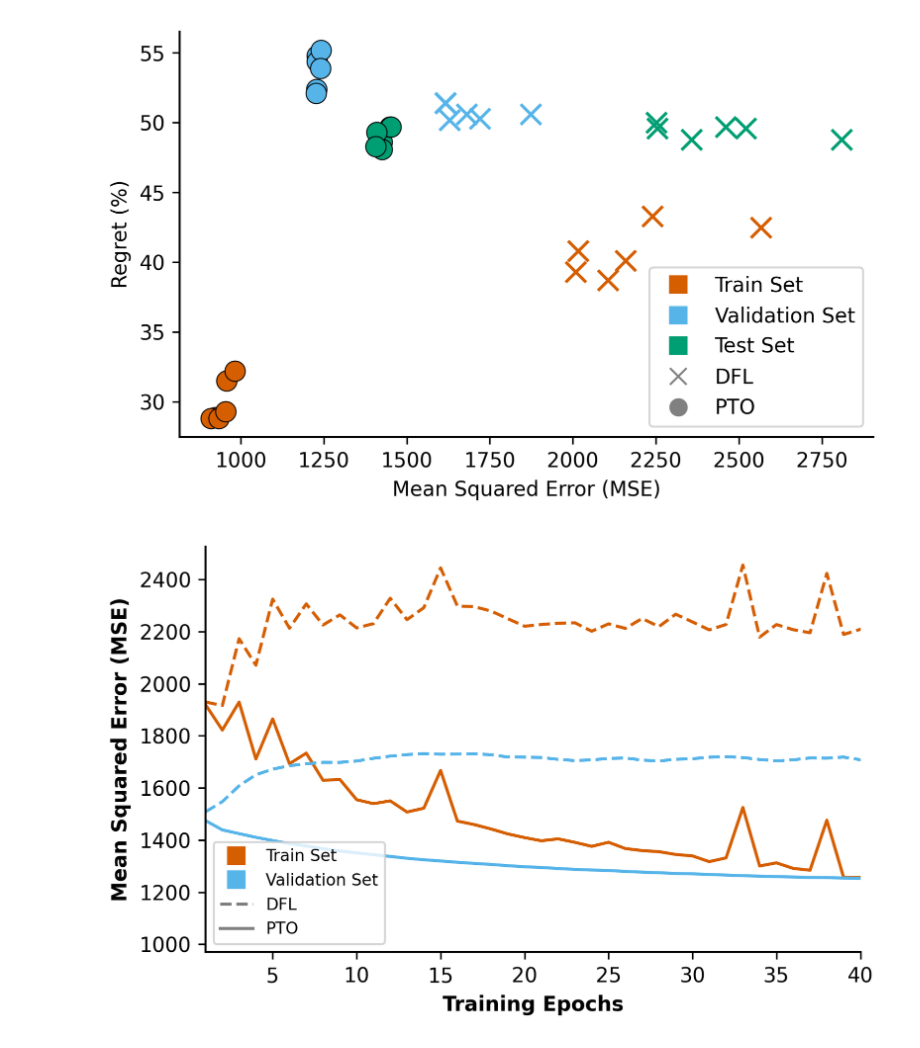
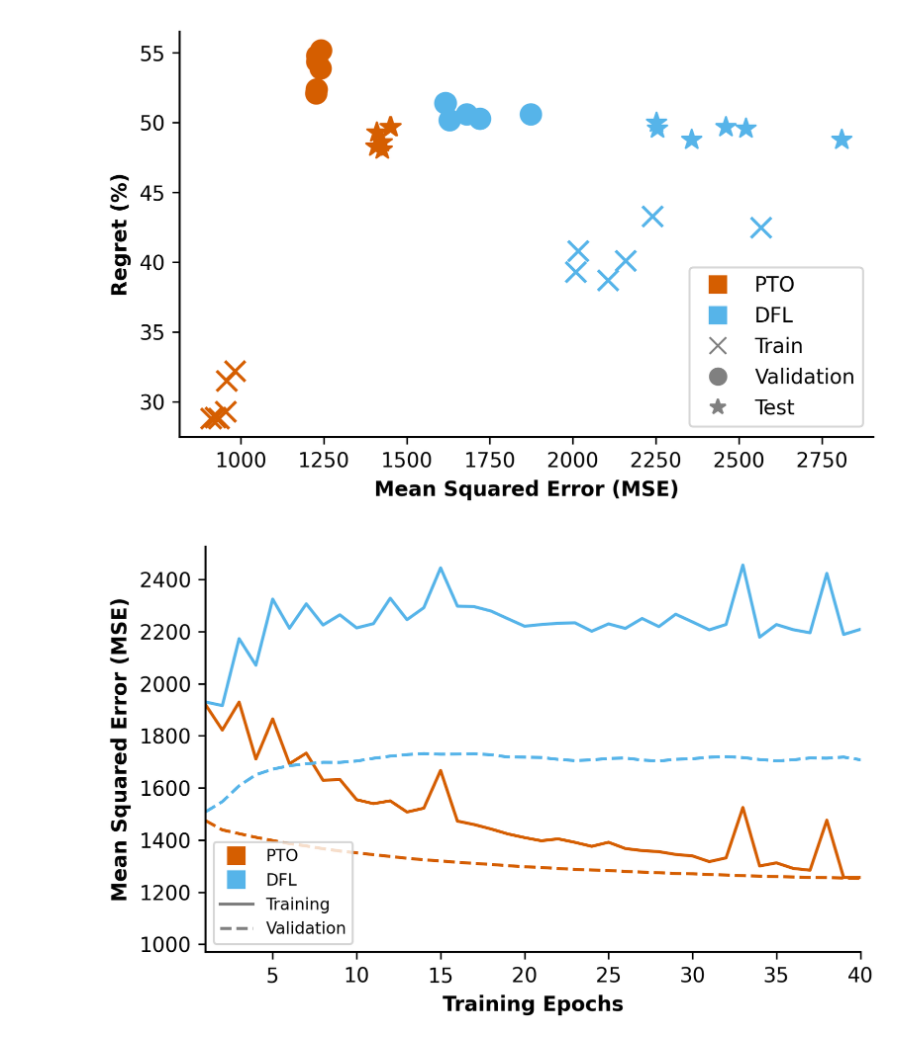
Before and after one commit to saloper/decision-focused-fine-tuning, a Jupyter notebook: notebooks/aggregate_metrics.ipynb, the cells around one changed output. Saved outputs shown, nothing was run; the diff lists cells and outputs as text; code cells hidden in the pictures.

Commit message:
updating plotting code

```diff
--- a/notebooks/aggregate_metrics.ipynb
+++ b/notebooks/aggregate_metrics.ipynb
@@ -118,43 +118,45 @@ print(metrics.sort_values('model'))
 # %%
 #Create a scatter plot of Regret vs. MSE
 dfl = metrics.loc[metrics['model'].str.contains('decision')]
 pto = metrics.loc[(~metrics['model'].str.contains('decision')) & (~metrics['model'].str.contains('zeroshot'))]
 
 plt.style.use('default')
 fig, ax = plt.subplots(figsize=(5.5, 3.5), dpi=300)
 
-ax.scatter(dfl["train_mse"], dfl["train"], color='#D55E00', marker='x', s=100, label='Train (dfl)')
-ax.scatter(dfl["val_mse"], dfl["val"], color='#56B4E9', marker='x', s=100, label='Val (dfl)')
-ax.scatter(dfl["test_mse"], dfl["test"], color='#009E73', marker='x', s=100, label='Test (dfl)')
-ax.scatter(pto["train_mse"], pto["train"], color='#D55E00', marker='o', s=100, edgecolors='k', linewidth=0.5, label='Train (pto)')
-ax.scatter(pto["val_mse"], pto["val"], color='#56B4E9', marker='o', s=100, edgecolors='k', linewidth=0.5, label='Val (pto)')
-ax.scatter(pto["test_mse"], pto["test"], color='#009E73', marker='o', s=100, edgecolors='k', linewidth=0.5, label='Test (pto)')
+ax.scatter(dfl["train_mse"], dfl["train"], color='#56B4E9', marker='x', s=100, label='Train (dfl)')
+ax.scatter(dfl["val_mse"], dfl["val"], color='#56B4E9', marker='o', s=100, label='Val (dfl)')
+ax.scatter(dfl["test_mse"], dfl["test"], color='#56B4E9', marker='*', s=100, label='Test (dfl)')
 
-ax.set_xlabel('Mean Squared Error (MSE)', fontsize=10)
-ax.set_ylabel('Regret (%)', fontsize=10)
+ax.scatter(pto["train_mse"], pto["train"], color='#D55E00', marker='x', s=100, label='Train (pto)')
+ax.scatter(pto["val_mse"], pto["val"], color='#D55E00', marker='o', s=100, label='Val (pto)')
+ax.scatter(pto["test_mse"], pto["test"], color='#D55E00', marker='*', s=100, label='Test (pto)')
+
+ax.set_xlabel('Mean Squared Error (MSE)', fontweight='bold', fontsize=10)
+ax.set_ylabel('Regret (%)', fontweight='bold', fontsize=10)
 
 legend_elements = [
     # Color indicators
-    Line2D([0], [0], color='w', marker='s', markerfacecolor='#D55E00', markersize=10, label='Train Set'),
-    Line2D([0], [0], color='w', marker='s', markerfacecolor='#56B4E9', markersize=10, label='Validation Set'),
-    Line2D([0], [0], color='w', marker='s', markerfacecolor='#009E73', markersize=10, label='Test Set'),
+    Line2D([0], [0], color='w', marker='s', markerfacecolor='#D55E00', markersize=10, label='PTO'),
+    Line2D([0], [0], color='w', marker='s', markerfacecolor='#56B4E9', markersize=10, label='DFL'),
     # Marker indicators
-    Line2D([0], [0], color='gray', marker='x', linestyle='None', markersize=8, label='DFL'),
-    Line2D([0], [0], color='gray', marker='o', linestyle='None', markersize=8, label='PTO')
+    Line2D([0], [0], color='gray', marker='x', linestyle='None', markersize=8, label='Train'),
+    Line2D([0], [0], color='gray', marker='o', linestyle='None', markersize=8, label='Validation'),
+    Line2D([0], [0], color='gray', marker='*', linestyle='None', markersize=8, label='Test')
+
 ]
 
 
 ax.spines['bottom'].set_linewidth(1.0)
 ax.spines['left'].set_linewidth(1.0)
 ax.spines['top'].set_visible(False)
 ax.spines['right'].set_visible(False)
 ax.legend(handles=legend_elements, loc='lower right', frameon=True, fontsize=10)
 
 plt.tight_layout()
 plt.savefig("plots/regret_vs_mse.pdf", format='pdf', bbox_inches='tight')
 plt.show()
 # %% [output]
-[figure, old version]
+[figure, new version]
 # %%
 #Plot trajectories for moment-small-lora
 
@@ -182,8 +184,8 @@ fig, ax = plt.subplots(figsize=(5.5, 3.5), dpi=300)
 ax.plot(
         np.arange(start=1, stop=len(dfl["training_history"]["train"]["mse"]) +1),
         dfl["training_history"]["train"]["mse"],
-        linestyle= "--",
-        color = '#D55E00'
+        linestyle= "-",
+        color = '#56B4E9'
 )
 
 ax.plot(
@@ -204,8 +206,8 @@ ax.plot(
 ax.plot(
         np.arange(start=1, stop=len(pto["training_history"]["train"]["mse"]) +1),
         pto["training_history"]["val"]["mse"],
-        linestyle= "-",
-        color = '#56B4E9'
+        linestyle= "--",
+        color = '#D55E00'
 )
 
 
@@ -216,11 +218,11 @@ ax.set_xlim(xmin=1, xmax=40)
 
 legend_elements = [
     # Color indicators
-    Line2D([0], [0], color='w', marker='s', markerfacecolor='#D55E00', markersize=10, label='Train Set'),
-    Line2D([0], [0], color='w', marker='s', markerfacecolor='#56B4E9', markersize=10, label='Validation Set'),
+    Line2D([0], [0], color='w', marker='s', markerfacecolor='#D55E00', markersize=10, label='PTO'),
+    Line2D([0], [0], color='w', marker='s', markerfacecolor='#56B4E9', markersize=10, label='DFL'),
     # Marker indicators
-    Line2D([0], [0], color='gray', linestyle='--', label='DFL'),
-    Line2D([0], [0], color='gray', linestyle='-', label='PTO')
+    Line2D([0], [0], color='gray', linestyle='-', label='Training'),
+    Line2D([0], [0], color='gray', linestyle='--', label='Validation')
 ]
 
 ax.spines['bottom'].set_linewidth(1.0)
@@ -235,7 +237,7 @@ plt.tight_layout()
 plt.savefig("plots/mse_traj.pdf", format='pdf', bbox_inches='tight')
 plt.show()
 # %% [output]
-[figure, old version]
+[figure, new version]
 # %%
 #Generate plot
 plt.style.use('default')
```
Also changed, not shown: parts of 8 cells of this notebook, 5 other files.
